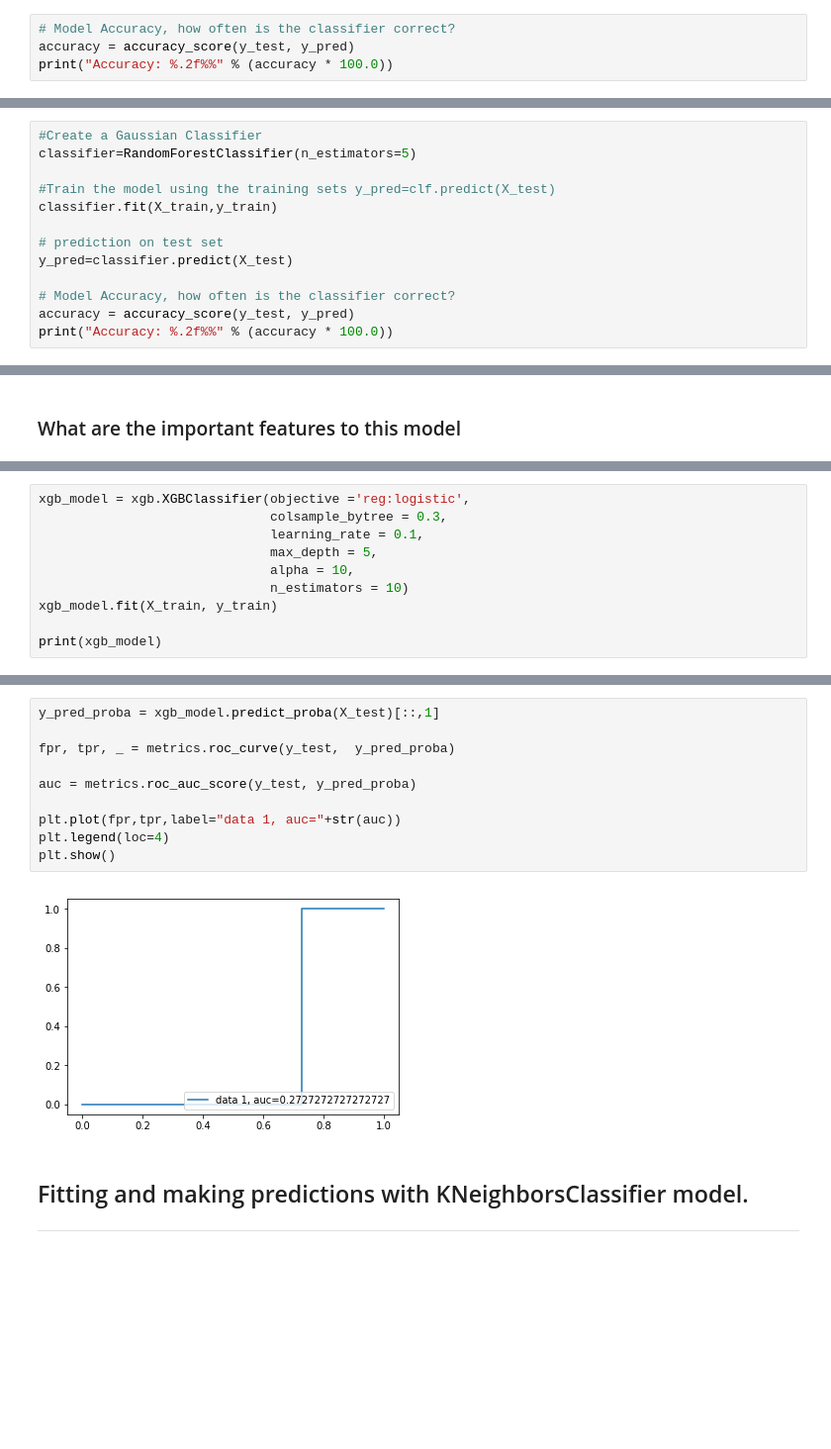
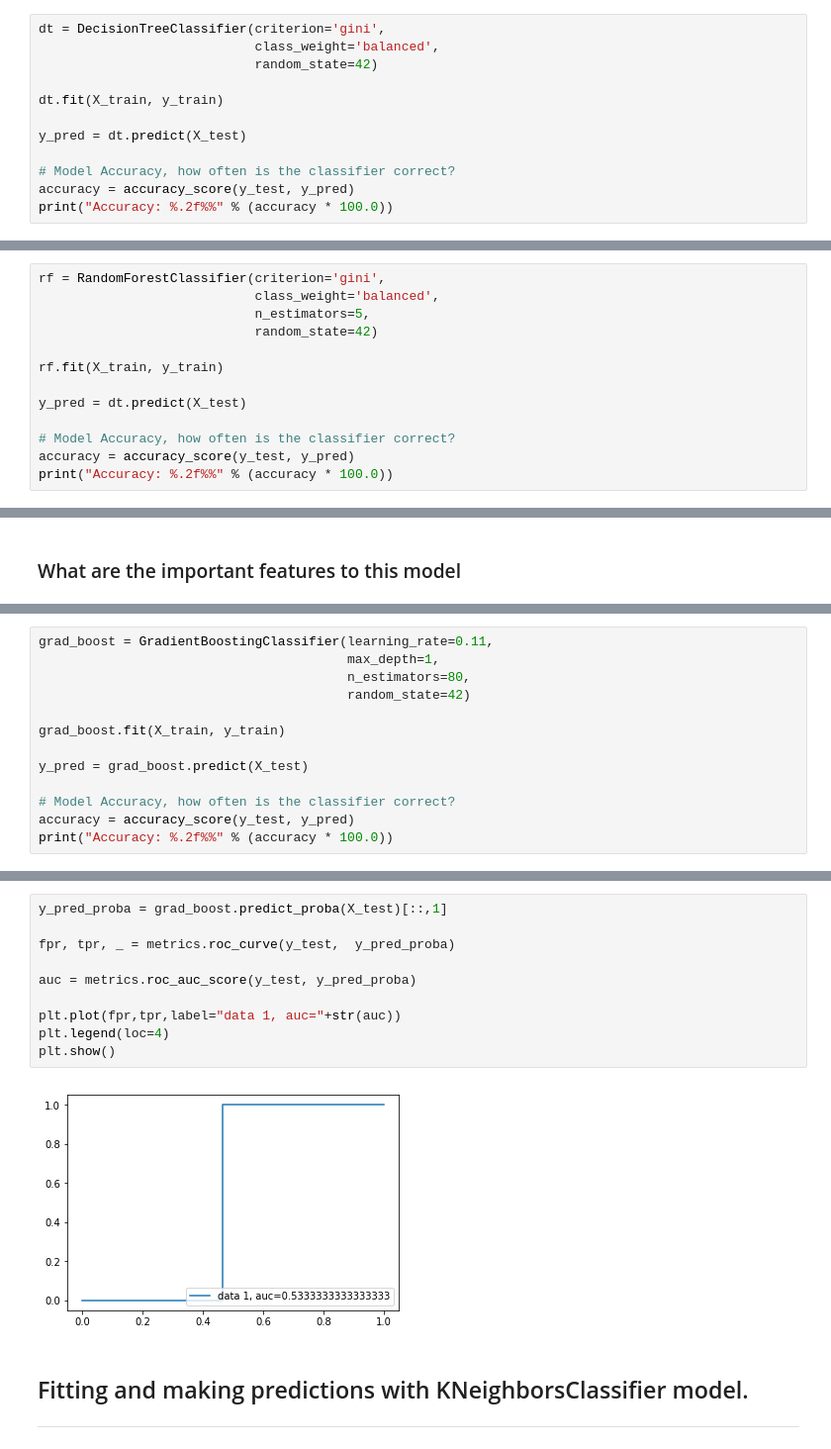
Before and after one commit to myingling0603/Debt-Portfolio-Capstone, a Jupyter notebook: Build Model.ipynb, the cells around one changed output, grey strips where cells are left out. Shown at 99% size. Saved outputs shown, nothing was run; the diff lists cells and outputs as text; blank space fills up the shorter version.

```diff
--- a/Build Model.ipynb
+++ b/Build Model.ipynb
@@ -229,4 +246,12 @@ array([0.        , 0.        , 0.69047619, 0.        , 0.        ,
 # %%
+dt = DecisionTreeClassifier(criterion='gini',
+                            class_weight='balanced',
+                            random_state=42)
+
+dt.fit(X_train, y_train)
+
+y_pred = dt.predict(X_test)
+
 # Model Accuracy, how often is the classifier correct?
 accuracy = accuracy_score(y_test, y_pred)
 print("Accuracy: %.2f%%" % (accuracy * 100.0))
@@ -266,12 +345,12 @@ plt.show()
 # %%
-#Create a Gaussian Classifier
-classifier=RandomForestClassifier(n_estimators=5)
+rf = RandomForestClassifier(criterion='gini',
+                            class_weight='balanced',
+                            n_estimators=5,
+                            random_state=42)
 
-#Train the model using the training sets y_pred=clf.predict(X_test)
-classifier.fit(X_train,y_train)
+rf.fit(X_train, y_train)
 
-# prediction on test set
-y_pred=classifier.predict(X_test)
+y_pred = dt.predict(X_test)
 
 # Model Accuracy, how often is the classifier correct?
 accuracy = accuracy_score(y_test, y_pred)
@@ -310,12 +427,2 @@ plt.show()
 
 ---
-# %%
-xgb_model = xgb.XGBClassifier(objective ='reg:logistic',
-                              colsample_bytree = 0.3,
-                              learning_rate = 0.1,
-                              max_depth = 5,
-                              alpha = 10,
-                              n_estimators = 10)
-xgb_model.fit(X_train, y_train)
-
-print(xgb_model)
@@ -338,0 +445,13 @@ Accuracy: 84.62%
+# %%
+grad_boost = GradientBoostingClassifier(learning_rate=0.11,
+                                        max_depth=1,
+                                        n_estimators=80,
+                                        random_state=42)
+
+grad_boost.fit(X_train, y_train)
+
+y_pred = grad_boost.predict(X_test)
+
+# Model Accuracy, how often is the classifier correct?
+accuracy = accuracy_score(y_test, y_pred)
+print("Accuracy: %.2f%%" % (accuracy * 100.0))
@@ -344,15 +496,15 @@ Receiver Operating Characteristic(ROC) curve is a plot of the true positive rate
 # %%
-y_pred_proba = xgb_model.predict_proba(X_test)[::,1]
+y_pred_proba = grad_boost.predict_proba(X_test)[::,1]
 
 fpr, tpr, _ = metrics.roc_curve(y_test,  y_pred_proba)
 
 auc = metrics.roc_auc_score(y_test, y_pred_proba)
 
 plt.plot(fpr,tpr,label="data 1, auc="+str(auc))
 plt.legend(loc=4)
 plt.show()
 # %% [output]
-[figure, old version]
+[figure, new version]
 # %% [markdown]
 ## Fitting and making predictions with KNeighborsClassifier model.
 
```
Also changed, not shown: parts of 62 cells of this notebook, 3 other files.
